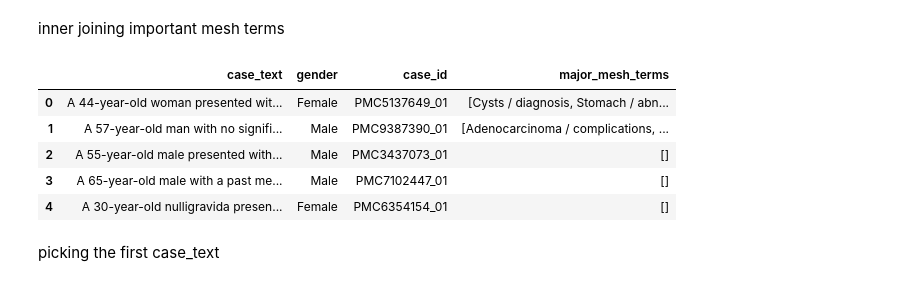
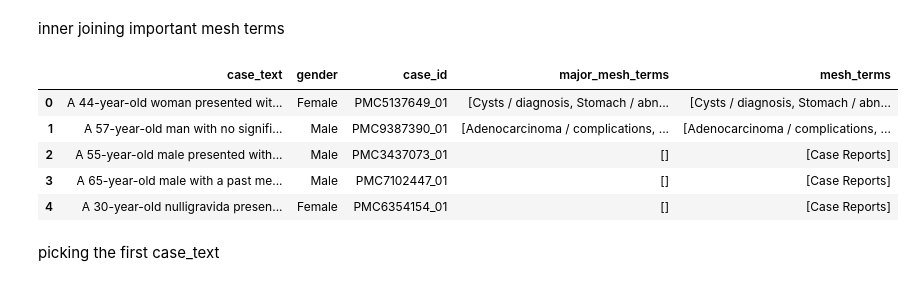
Before and after one commit to jpfrare/MC896-NLP, a Jupyter notebook: project1/pipelines/notebooks/processing.ipynb, the cells around one changed output. Saved outputs shown, nothing was run; the diff lists cells and outputs as text; code cells hidden in the pictures.

```diff
--- a/project1/pipelines/notebooks/processing.ipynb
+++ b/project1/pipelines/notebooks/processing.ipynb
@@ -28,15 +29,15 @@ metadata.head()
 inner joining important mesh terms
 # %%
 full_data = pd.merge(data, metadata)
-full_data = full_data[['case_text','gender', 'case_id', 'major_mesh_terms']]
+full_data = full_data[['case_text','gender', 'case_id', 'major_mesh_terms', 'mesh_terms']]
 full_data.head()
 # %% [output]
-|  | case_text | gender | case_id | major_mesh_terms |
-| 0 | A 44-year-old woman presented wit... | Female | PMC5137649_01 | [Cysts / diagnosis, Stomach / abn... |
-| 1 | A 57-year-old man with no signifi... | Male | PMC9387390_01 | [Adenocarcinoma / complications, ... |
-| 2 | A 55-year-old male presented with... | Male | PMC3437073_01 | [] |
-| 3 | A 65-year-old male with a past me... | Male | PMC7102447_01 | [] |
-| 4 | A 30-year-old nulligravida presen... | Female | PMC6354154_01 | [] |
+|  | case_text | gender | case_id | major_mesh_terms | mesh_terms |
+| 0 | A 44-year-old woman presented wit... | Female | PMC5137649_01 | [Cysts / diagnosis, Stomach / abn... | [Cysts / diagnosis, Stomach / abn... |
+| 1 | A 57-year-old man with no signifi... | Male | PMC9387390_01 | [Adenocarcinoma / complications, ... | [Adenocarcinoma / complications, ... |
+| 2 | A 55-year-old male presented with... | Male | PMC3437073_01 | [] | [Case Reports] |
+| 3 | A 65-year-old male with a past me... | Male | PMC7102447_01 | [] | [Case Reports] |
+| 4 | A 30-year-old nulligravida presen... | Female | PMC6354154_01 | [] | [Case Reports] |
 # %% [markdown]
 picking the first case_text
 # %%
```
Also changed, not shown: parts of 12 cells of this notebook.
